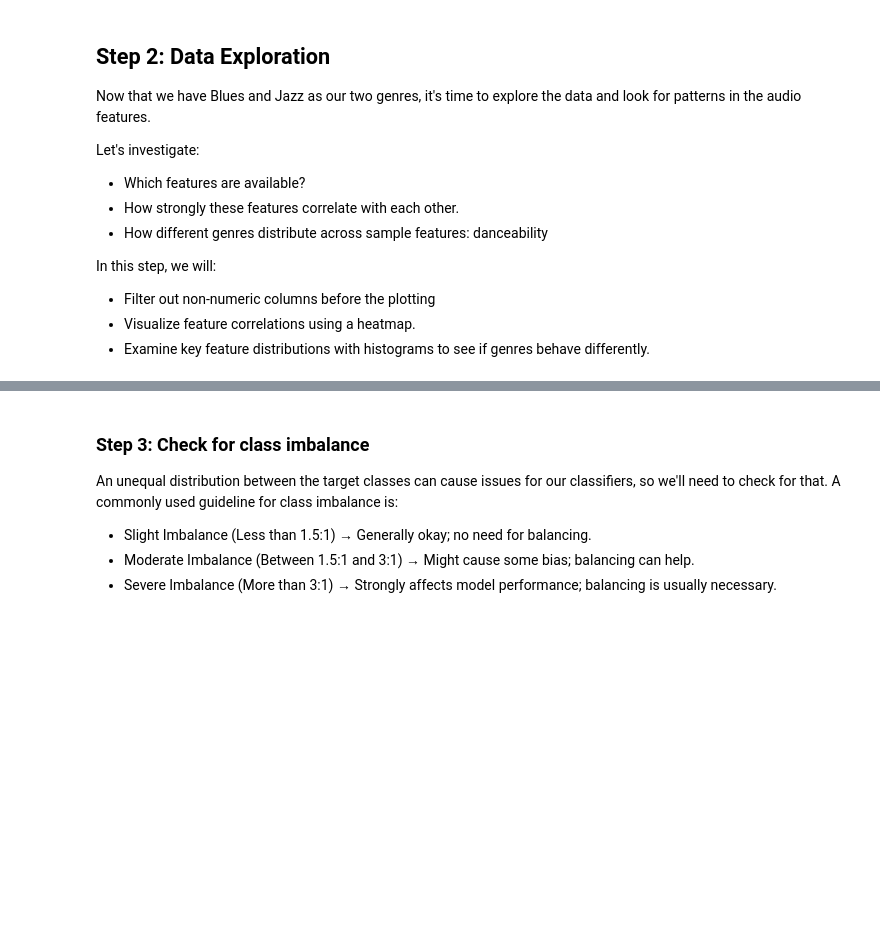
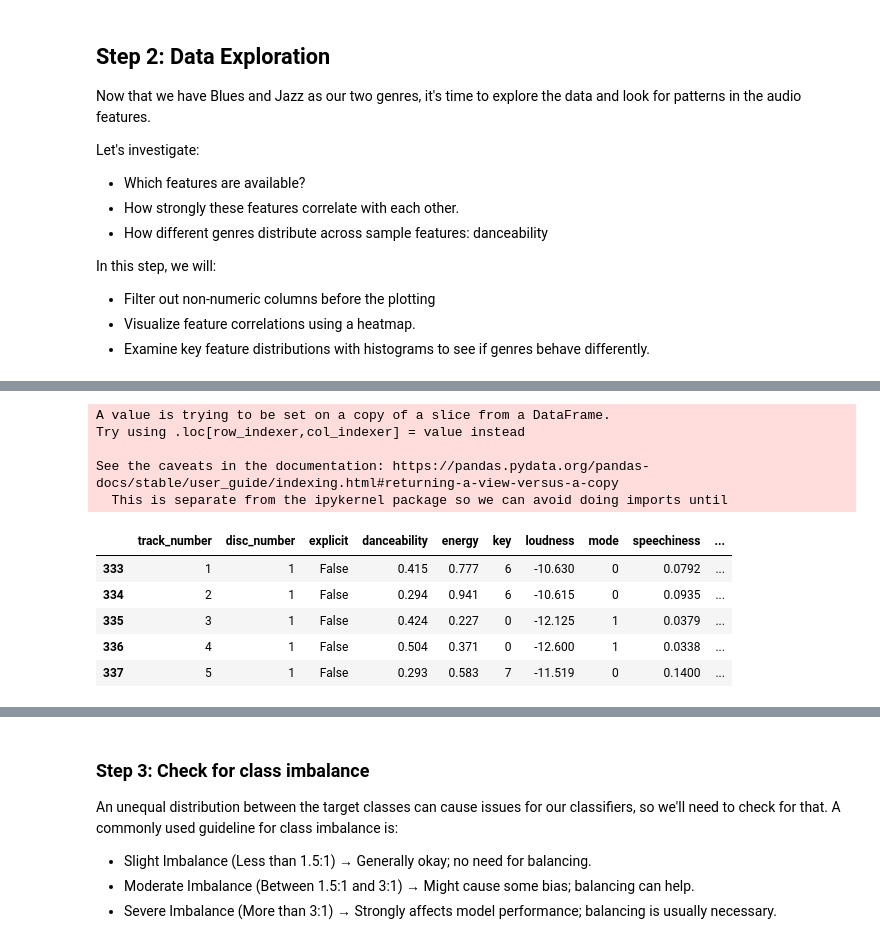
Before and after one commit to rfswick/EDS232-labs, a Jupyter notebook: Week4/lab4-spotify.ipynb, the cells around one changed output, grey strips where cells are left out. Cells and saved outputs as stored; diff of their text form; code cells hidden in the pictures; blank space fills up the shorter version.

```diff
--- a/Week4/lab4-spotify.ipynb
+++ b/Week4/lab4-spotify.ipynb
@@ -109,0 +80,19 @@ See the caveats in the documentation: https://pandas.pydata.org/pandas-docs/stab
+# %%
+# Exclude non-numeric columns but keep 'genre' for grouping
+numeric_features = combined_data.select_dtypes(exclude=['object'])
+numeric_features['genre'] = combined_data['genre']
+# %% [output]
+A value is trying to be set on a copy of a slice from a DataFrame.
+Try using .loc[row_indexer,col_indexer] = value instead
+
+See the caveats in the documentation: https://pandas.pydata.org/pandas-docs/stable/user_guide/indexing.html#returning-a-view-versus-a-copy
+  This is separate from the ipykernel package so we can avoid doing imports until
+# %%
+numeric_features.head()
+# %% [output]
+|  | track_number | disc_number | explicit | danceability | energy | key | loudness | mode | speechiness | ... |
+| 333 | 1 | 1 | False | 0.415 | 0.777 | 6 | -10.630 | 0 | 0.0792 | ... |
+| 334 | 2 | 1 | False | 0.294 | 0.941 | 6 | -10.615 | 0 | 0.0935 | ... |
+| 335 | 3 | 1 | False | 0.424 | 0.227 | 0 | -12.125 | 1 | 0.0379 | ... |
+| 336 | 4 | 1 | False | 0.504 | 0.371 | 0 | -12.600 | 1 | 0.0338 | ... |
+| 337 | 5 | 1 | False | 0.293 | 0.583 | 7 | -11.519 | 0 | 0.1400 | ... |
```
Also changed, not shown: parts of 17 cells of this notebook, 1 other file.
